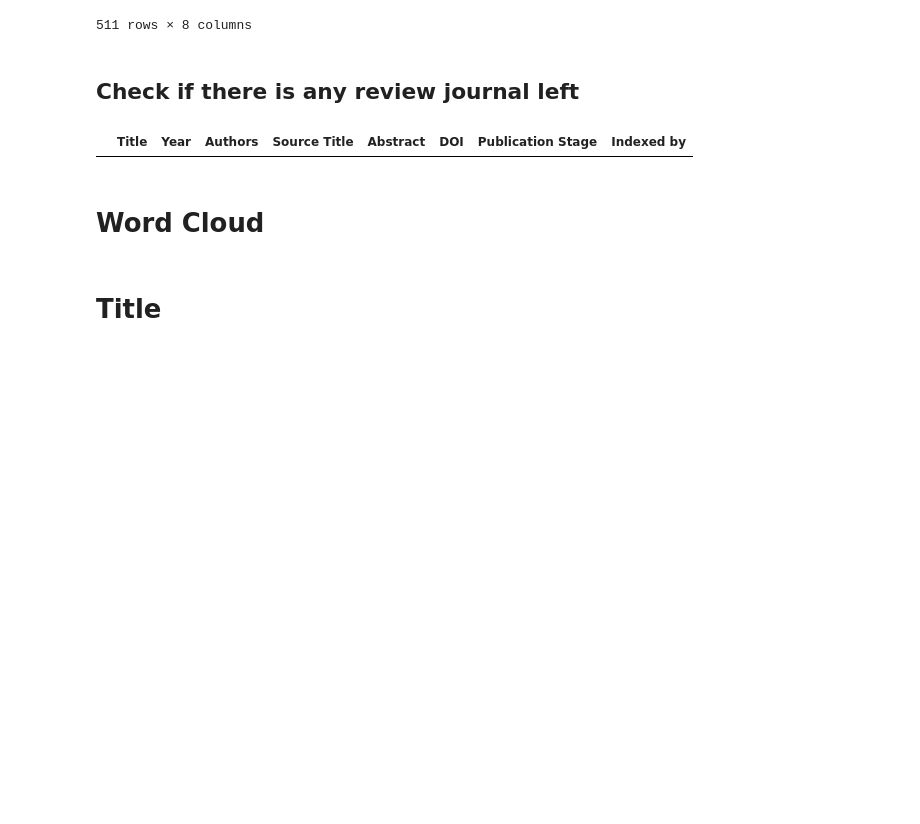
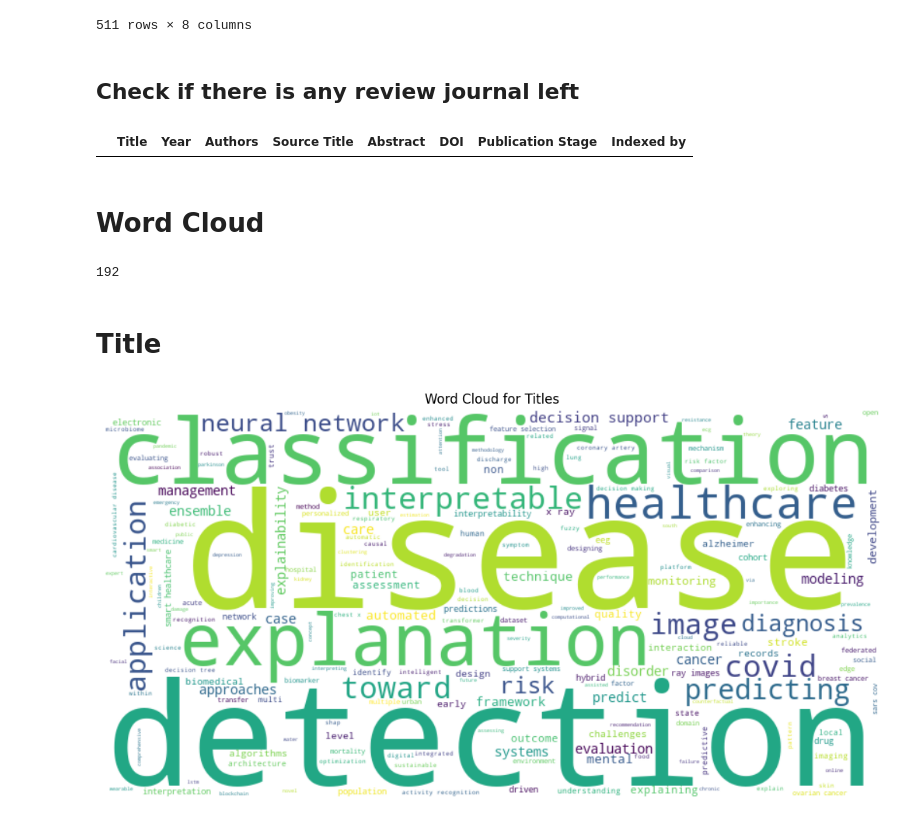
Before and after one commit to wtfish/XAI-Medical-Review, a Jupyter notebook: transform.ipynb, the cells around one changed output. Saved outputs shown, nothing was run; the diff lists cells and outputs as text; code cells hidden in the pictures; blank space fills up the shorter version.

Commit message:
wordcloud done, added stopword

```diff
--- a/transform.ipynb
+++ b/transform.ipynb
@@ -277,2 +281,30 @@ pureDF.loc[pureDF["Abstract"].str.contains("review|survey|comparative|reviews|ed
+# %%
+print(len(STOPWORDS))
+# %% [output]
+192
+# %%
+stopwords = set(STOPWORDS)
+additional_stopwords = {
+    'advances', 'recent', 'model','models', 'data', 'algorithm', 'study', 'patients', 'results', 'methods', 'health', 'based','xai','ai',
+    'deep', 'learning', 'approach', 'using', 'proposed', 'analysis', 'medical', 'clinical', 'system', 'research', 'used', 'machine','prediction',
+    'paper', 'provide', 'information', 'process', 'new', 'different', 'used', 'show', 'result', 'suggest','explainable','artificial','intelligence'
+}
+stopwords.update(additional_stopwords)
+
+# Fungsi untuk membuat word cloud
+def generate_wordcloud(text, title):
+    wordcloud = WordCloud(width=800, height=400, background_color='white',
+                          stopwords=stopwords, contour_width=1, contour_color='black').generate(text)
+    plt.figure(figsize=(10, 5), facecolor=None)
+    plt.imshow(wordcloud, interpolation='bilinear')
+    plt.axis("off")
+    plt.tight_layout(pad=0)
+    plt.title(title)
+    plt.show()
 # %% [markdown]
 # Title
+# %%
+title_text = " ".join(pureDF['Title'].dropna().tolist())
+generate_wordcloud(title_text, 'Word Cloud for Titles')
+# %% [output]
+[figure, added]
```
Also changed, not shown: parts of 3 cells of this notebook.
